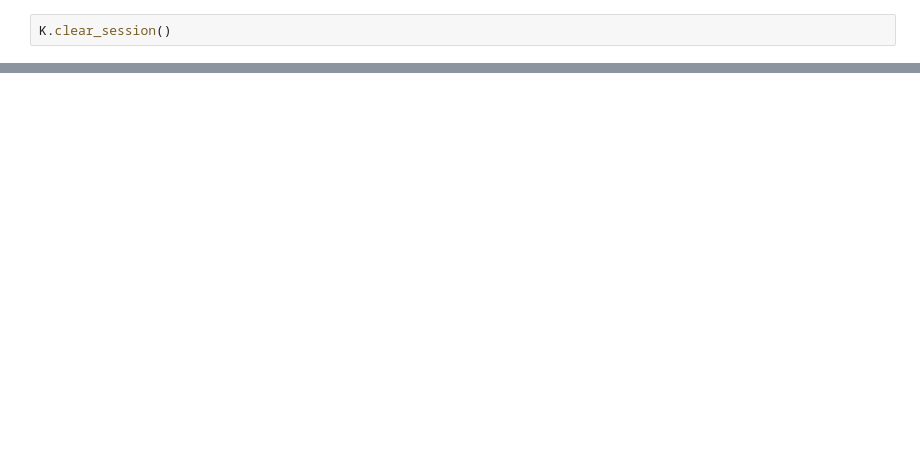
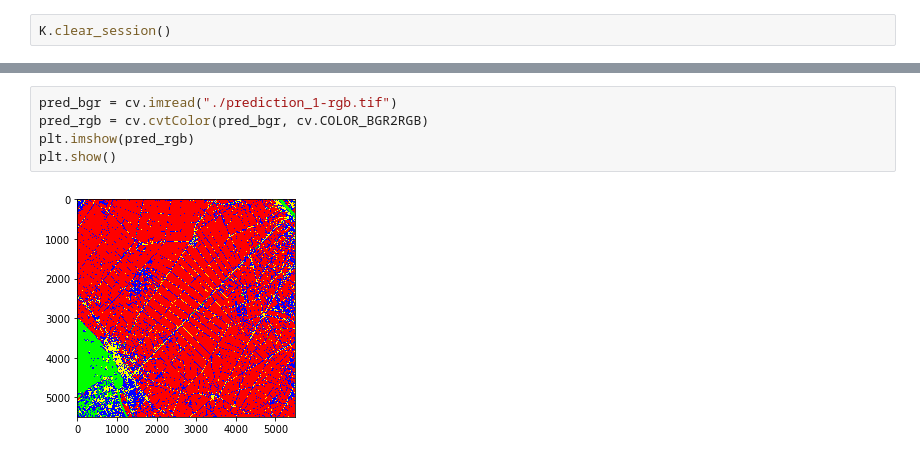
Before and after one commit to ankit13sharma/DeepLearningForLandUseLandCoverClassification, a Jupyter notebook: main_script.ipynb, the cells around one changed output, grey strips where cells are left out. Saved outputs shown, nothing was run; the diff lists cells and outputs as text; blank space fills up the shorter version.

```diff
--- a/main_script.ipynb
+++ b/main_script.ipynb
@@ -177,0 +188,7 @@ True
+# %%
+pred_bgr = cv.imread("./prediction_1-rgb.tif")
+pred_rgb = cv.cvtColor(pred_bgr, cv.COLOR_BGR2RGB)
+plt.imshow(pred_rgb)
+plt.show()
+# %% [output]
+[figure, added]
```
Also changed, not shown: parts of 20 cells of this notebook, 14 other files.
